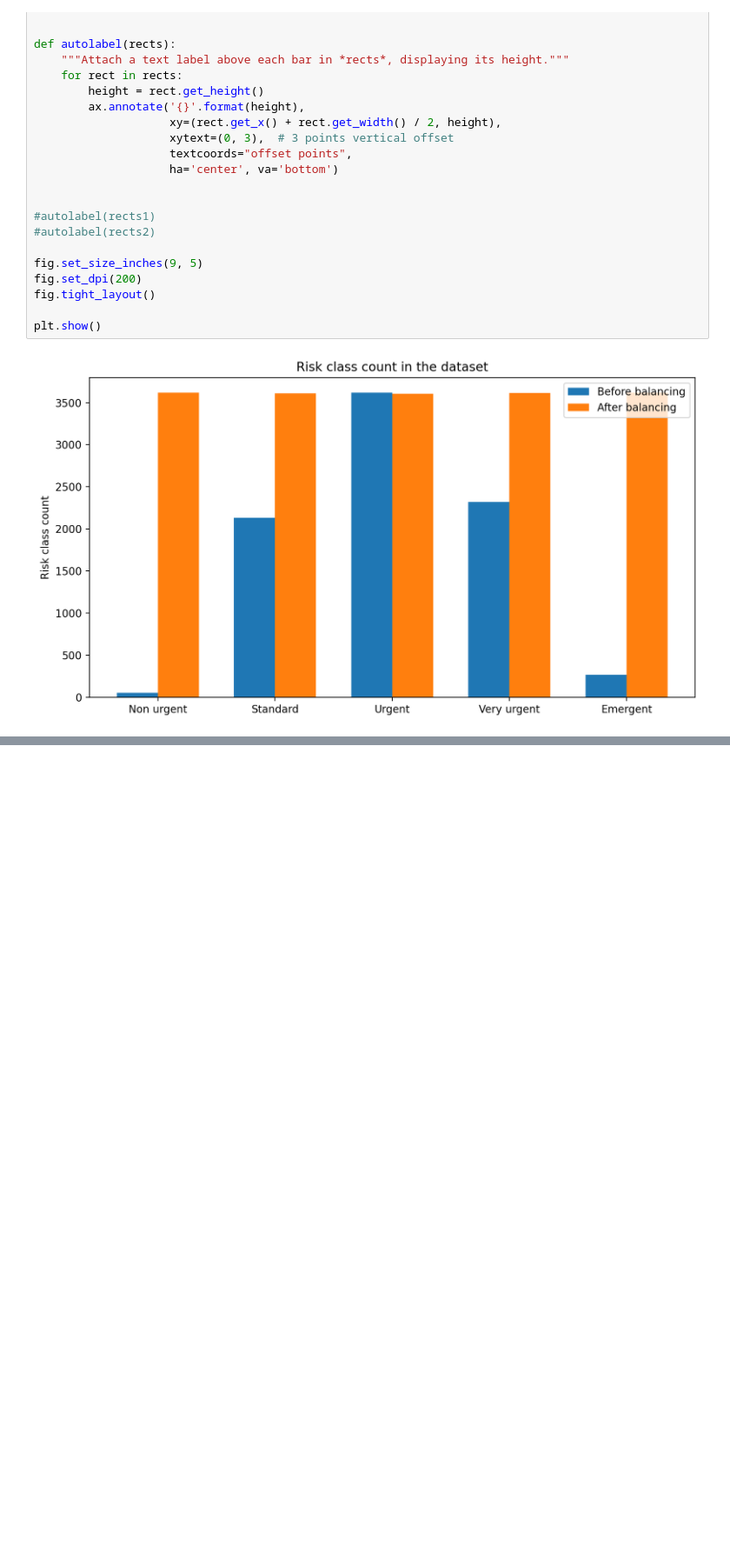
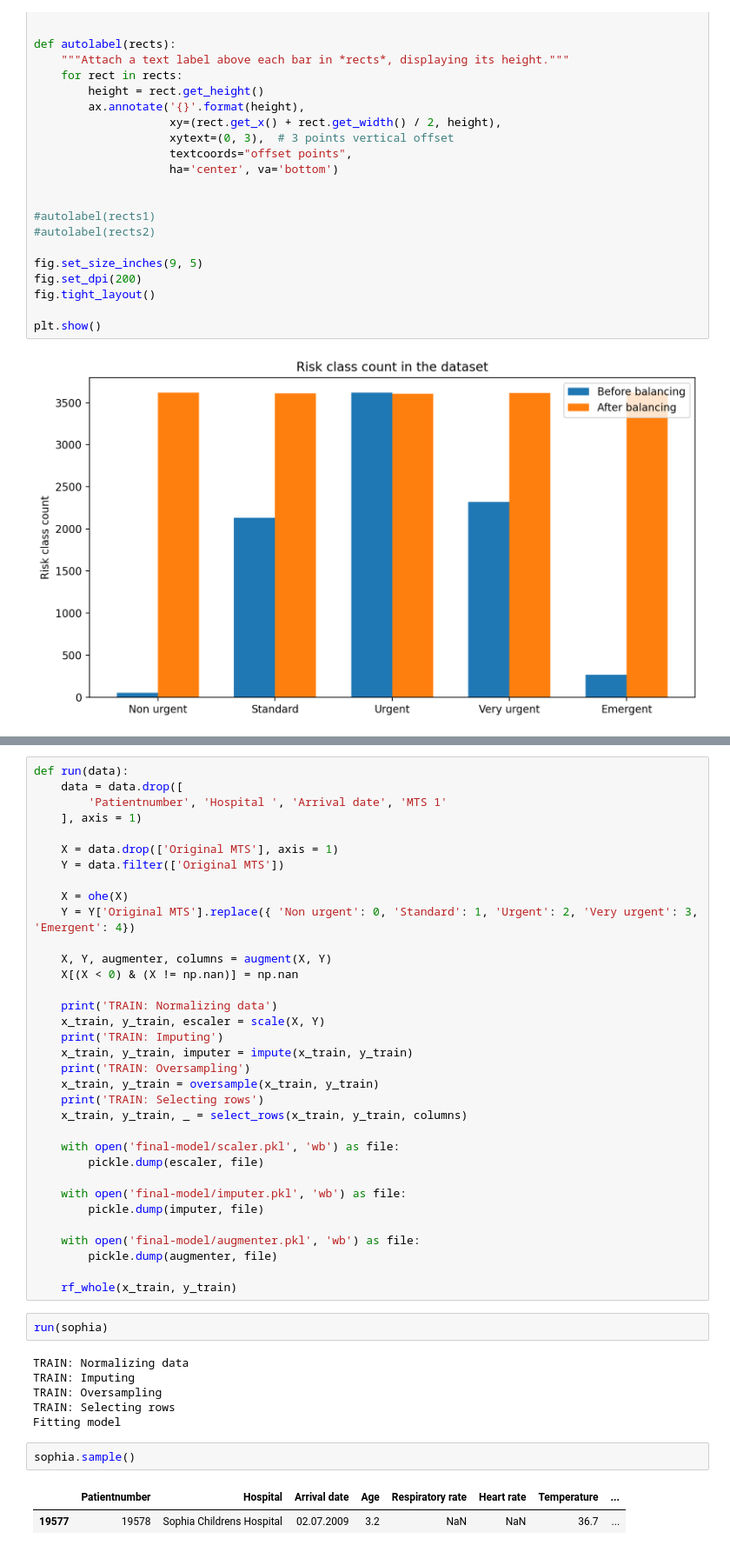
Before and after one commit to danielSbastos/mts-classification, a Jupyter notebook: experiments.ipynb, the cells around one changed output, grey strips where cells are left out. Shown: that part at 87% size. Saved outputs shown, nothing was run; the diff lists cells and outputs as text; blank space fills up the shorter version.

```diff
--- a/experiments.ipynb
+++ b/experiments.ipynb
@@ -462,0 +514,47 @@ plt.show()
+# %%
+def run(data):
+    data = data.drop([
+        'Patientnumber', 'Hospital ', 'Arrival date', 'MTS 1'
+    ], axis = 1)
+
+    X = data.drop(['Original MTS'], axis = 1)
+    Y = data.filter(['Original MTS'])
+
+    X = ohe(X)
+    Y = Y['Original MTS'].replace({ 'Non urgent': 0, 'Standard': 1, 'Urgent': 2, 'Very urgent': 3, 'Emergent': 4})
+
+    X, Y, augmenter, columns = augment(X, Y)
+    X[(X < 0) & (X != np.nan)] = np.nan
+
+    print('TRAIN: Normalizing data')
+    x_train, y_train, escaler = scale(X, Y)
+    print('TRAIN: Imputing')
+    x_train, y_train, imputer = impute(x_train, y_train)
+    print('TRAIN: Oversampling')
+    x_train, y_train = oversample(x_train, y_train)
+    print('TRAIN: Selecting rows')
+    x_train, y_train, _ = select_rows(x_train, y_train, columns)
+
+    with open('final-model/scaler.pkl', 'wb') as file:
+        pickle.dump(escaler, file)
+
+    with open('final-model/imputer.pkl', 'wb') as file:
+        pickle.dump(imputer, file)
+
+    with open('final-model/augmenter.pkl', 'wb') as file:
+        pickle.dump(augmenter, file)
+
+    rf_whole(x_train, y_train)
+# %%
+run(sophia)
+# %% [output]
+TRAIN: Normalizing data
+TRAIN: Imputing
+TRAIN: Oversampling
+TRAIN: Selecting rows
+Fitting model
+# %%
+sophia.sample()
+# %% [output]
+|  | Patientnumber | Hospital | Arrival date | Age | Respiratory rate | Heart rate | Temperature | ... |
+| 19577 | 19578 | Sophia Childrens Hospital | 02.07.2009 | 3.2 | NaN | NaN | 36.7 | ... |
```
Also changed, not shown: parts of 11 cells of this notebook, 6 other files.
